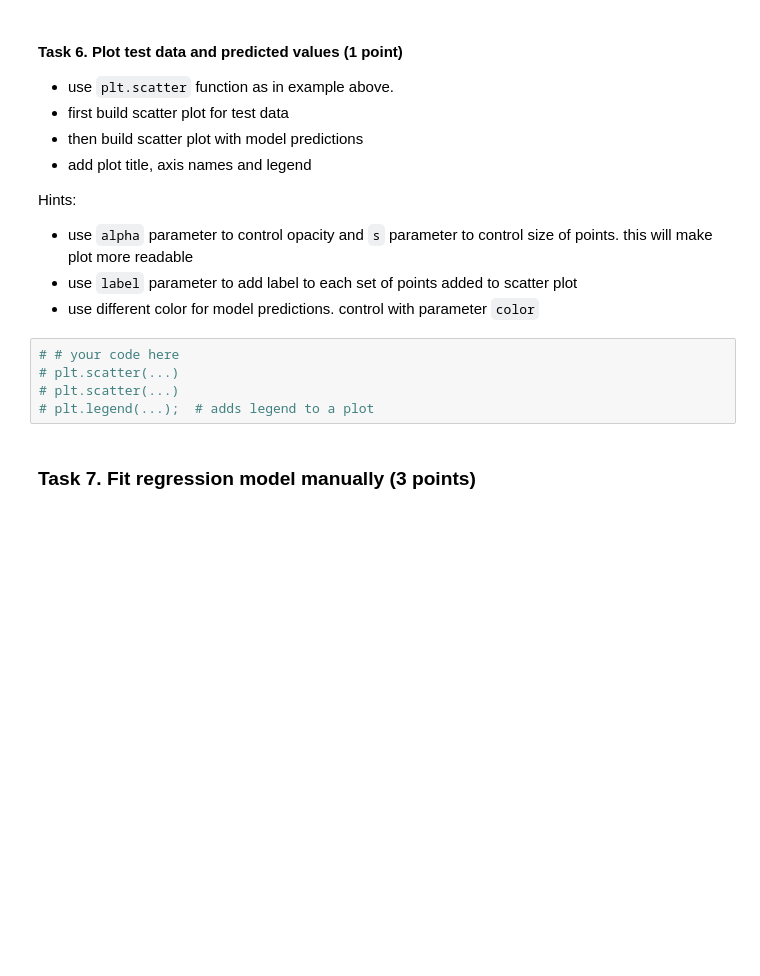
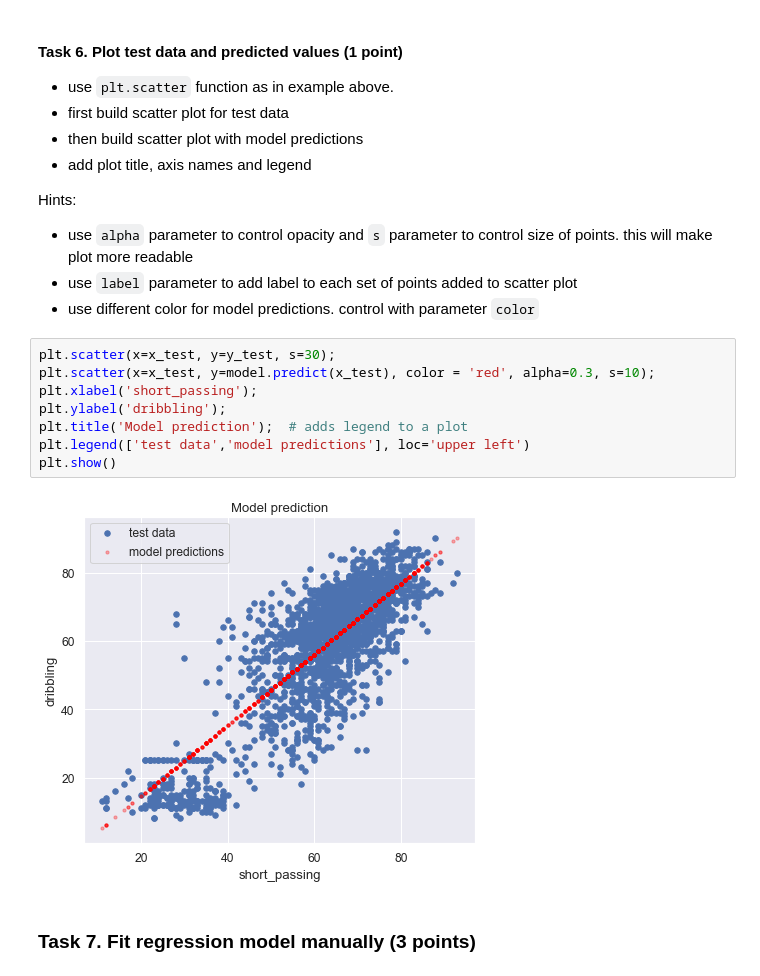
Before and after one commit to DimaValetsky/ml-intro, a Jupyter notebook: 3_linear_regression/linear_regression.ipynb, the cells around one changed output. Saved outputs shown, nothing was run; the diff lists cells and outputs as text; blank space fills up the shorter version.

```diff
--- a/3_linear_regression/linear_regression.ipynb
+++ b/3_linear_regression/linear_regression.ipynb
@@ -585,11 +627,16 @@ Hints:
   this will make plot more readable
 * use `label` parameter to add label to each set of points added to scatter plot
 * use different color for model predictions. control with parameter `color`
-# %%
-# # your code here
-# plt.scatter(...)
-# plt.scatter(...)
-# plt.legend(...);  # adds legend to a plot
+# %%
+plt.scatter(x=x_test, y=y_test, s=30);
+plt.scatter(x=x_test, y=model.predict(x_test), color = 'red', alpha=0.3, s=10);
+plt.xlabel('short_passing');
+plt.ylabel('dribbling');
+plt.title('Model prediction');  # adds legend to a plot
+plt.legend(['test data','model predictions'], loc='upper left')
+plt.show()
+# %% [output]
+[figure, added]
 # %% [markdown]
 ### Task 7.  Fit regression model manually (3 points)
 # %% [markdown]
```
Also changed, not shown: parts of 16 cells of this notebook.
